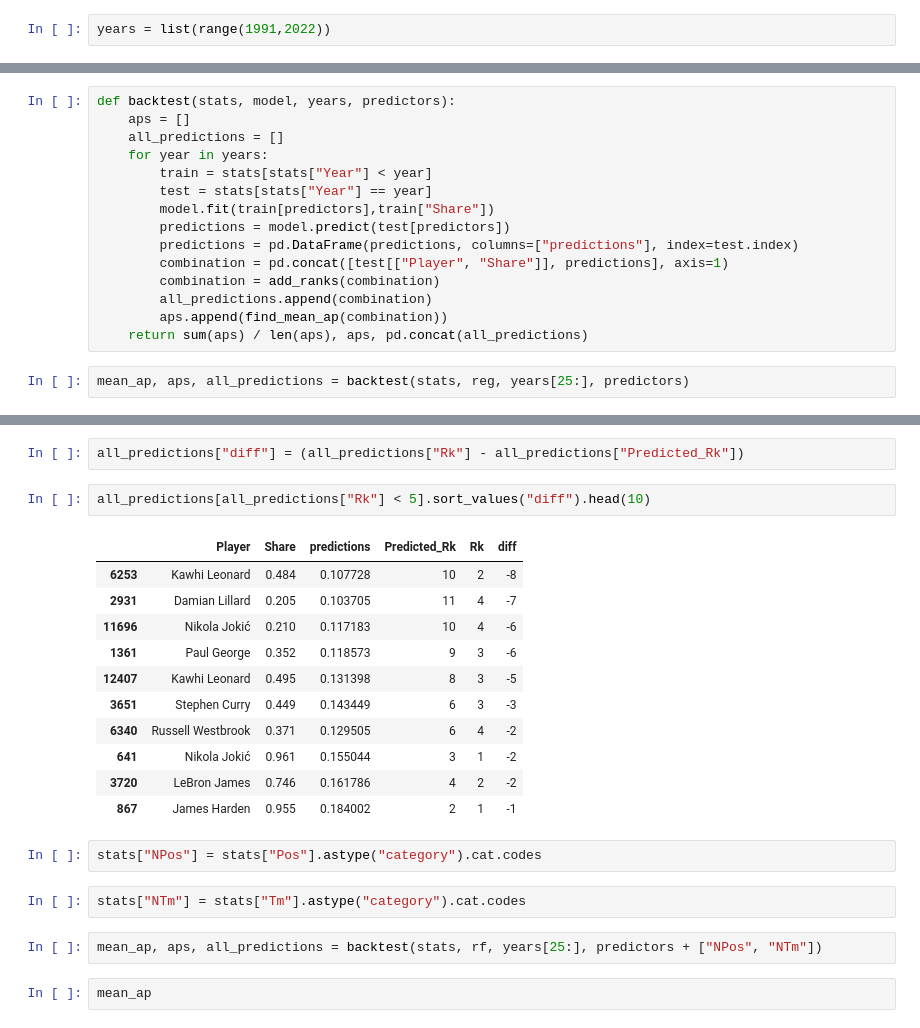
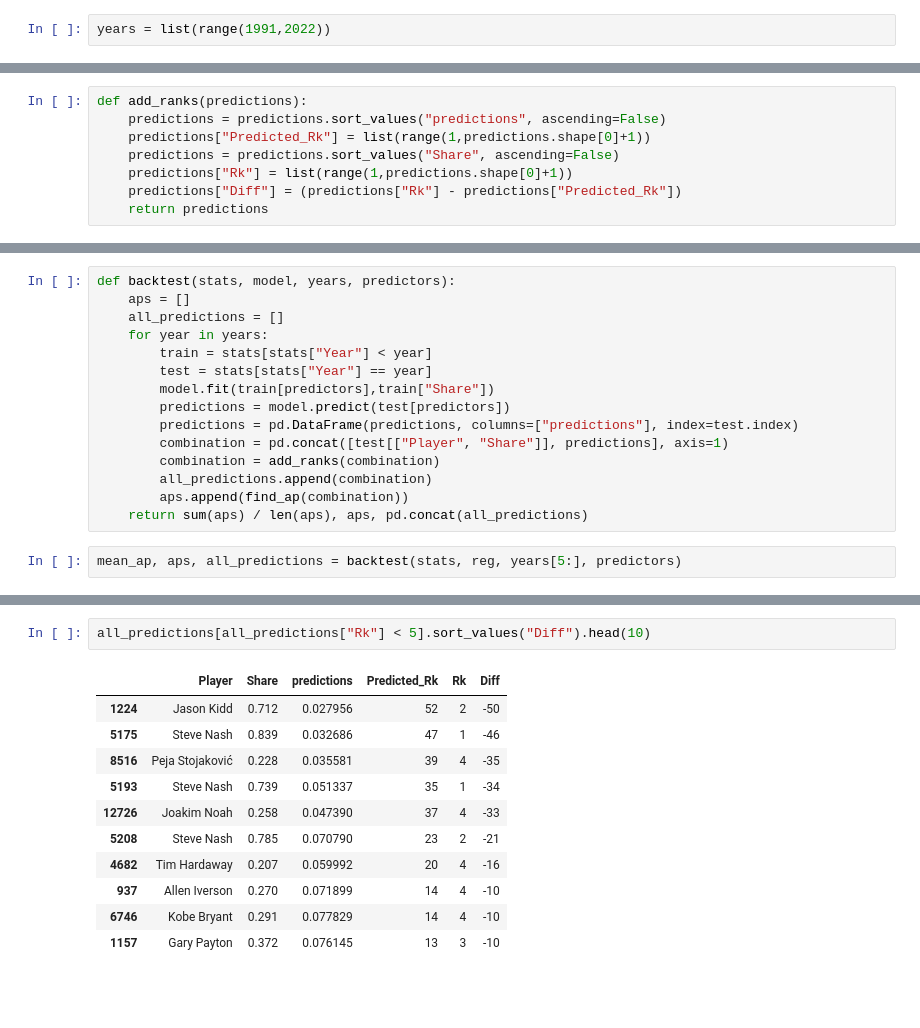
Before and after one commit to dataquestio/project-walkthroughs, a Jupyter notebook: mvp/machine_learning.ipynb, the cells around one changed output, grey strips where cells are left out. Drawn from its saved outputs; the diff is of its cells as text; blank space fills up the shorter version.

```diff
--- a/mvp/machine_learning.ipynb
+++ b/mvp/machine_learning.ipynb
@@ -370,0 +187,8 @@ add_ranks(all_predictions[1])
+# %%
+def add_ranks(predictions):
+    predictions = predictions.sort_values("predictions", ascending=False)
+    predictions["Predicted_Rk"] = list(range(1,predictions.shape[0]+1))
+    predictions = predictions.sort_values("Share", ascending=False)
+    predictions["Rk"] = list(range(1,predictions.shape[0]+1))
+    predictions["Diff"] = (predictions["Rk"] - predictions["Predicted_Rk"])
+    return predictions
@@ -381,9 +221,9 @@ def backtest(stats, model, years, predictors):
         combination = pd.concat([test[["Player", "Share"]], predictions], axis=1)
         combination = add_ranks(combination)
         all_predictions.append(combination)
-        aps.append(find_mean_ap(combination))
+        aps.append(find_ap(combination))
     return sum(aps) / len(aps), aps, pd.concat(all_predictions)
 # %%
-mean_ap, aps, all_predictions = backtest(stats, reg, years[25:], predictors)
+mean_ap, aps, all_predictions = backtest(stats, reg, years[5:], predictors)
 # %%
 mean_ap
@@ -390,24 +232,14 @@ mean_ap
-# %%
-all_predictions["diff"] = (all_predictions["Rk"] - all_predictions["Predicted_Rk"])
 # %%
-all_predictions[all_predictions["Rk"] < 5].sort_values("diff").head(10)
+all_predictions[all_predictions["Rk"] < 5].sort_values("Diff").head(10)
 # %% [output]
-|  | Player | Share | predictions | Predicted_Rk | Rk | diff |
-| 6253 | Kawhi Leonard | 0.484 | 0.107728 | 10 | 2 | -8 |
-| 2931 | Damian Lillard | 0.205 | 0.103705 | 11 | 4 | -7 |
-| 11696 | Nikola Jokić | 0.210 | 0.117183 | 10 | 4 | -6 |
-| 1361 | Paul George | 0.352 | 0.118573 | 9 | 3 | -6 |
-| 12407 | Kawhi Leonard | 0.495 | 0.131398 | 8 | 3 | -5 |
-| 3651 | Stephen Curry | 0.449 | 0.143449 | 6 | 3 | -3 |
-| 6340 | Russell Westbrook | 0.371 | 0.129505 | 6 | 4 | -2 |
-| 641 | Nikola Jokić | 0.961 | 0.155044 | 3 | 1 | -2 |
-| 3720 | LeBron James | 0.746 | 0.161786 | 4 | 2 | -2 |
-| 867 | James Harden | 0.955 | 0.184002 | 2 | 1 | -1 |
+|  | Player | Share | predictions | Predicted_Rk | Rk | Diff |
+| 1224 | Jason Kidd | 0.712 | 0.027956 | 52 | 2 | -50 |
+| 5175 | Steve Nash | 0.839 | 0.032686 | 47 | 1 | -46 |
+| 8516 | Peja Stojaković | 0.228 | 0.035581 | 39 | 4 | -35 |
+| 5193 | Steve Nash | 0.739 | 0.051337 | 35 | 1 | -34 |
+| 12726 | Joakim Noah | 0.258 | 0.047390 | 37 | 4 | -33 |
+| 5208 | Steve Nash | 0.785 | 0.070790 | 23 | 2 | -21 |
+| 4682 | Tim Hardaway | 0.207 | 0.059992 | 20 | 4 | -16 |
+| 937 | Allen Iverson | 0.270 | 0.071899 | 14 | 4 | -10 |
+| 6746 | Kobe Bryant | 0.291 | 0.077829 | 14 | 4 | -10 |
+| 1157 | Gary Payton | 0.372 | 0.076145 | 13 | 3 | -10 |
-# %%
-stats["NPos"] = stats["Pos"].astype("category").cat.codes
-# %%
-stats["NTm"] = stats["Tm"].astype("category").cat.codes
-# %%
-mean_ap, aps, all_predictions = backtest(stats, rf, years[25:], predictors + ["NPos", "NTm"])
-# %%
-mean_ap
```
Also changed, not shown: parts of 47 cells of this notebook.
